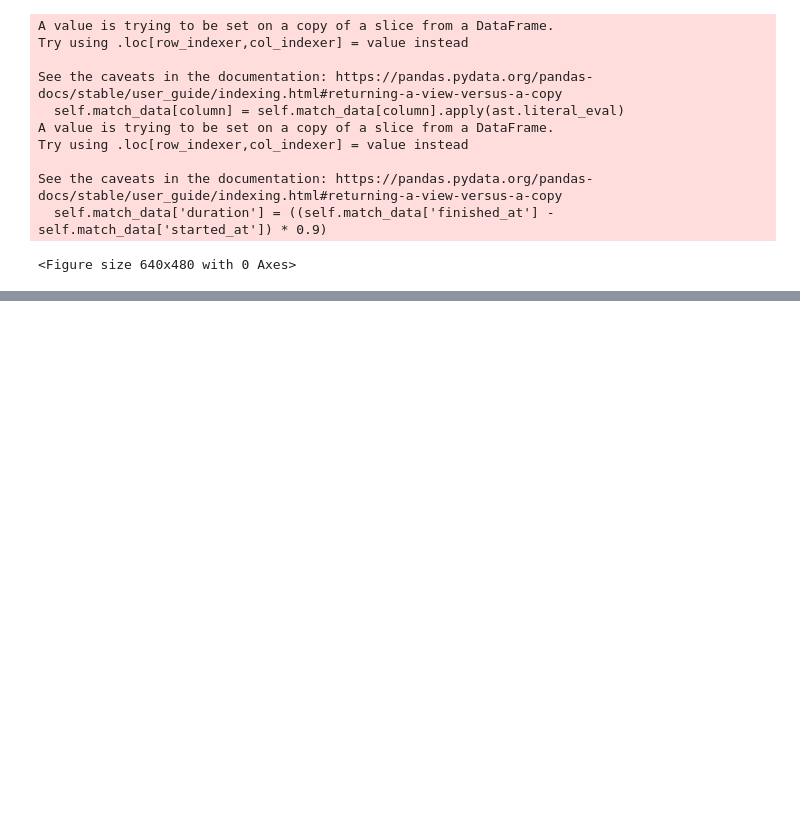
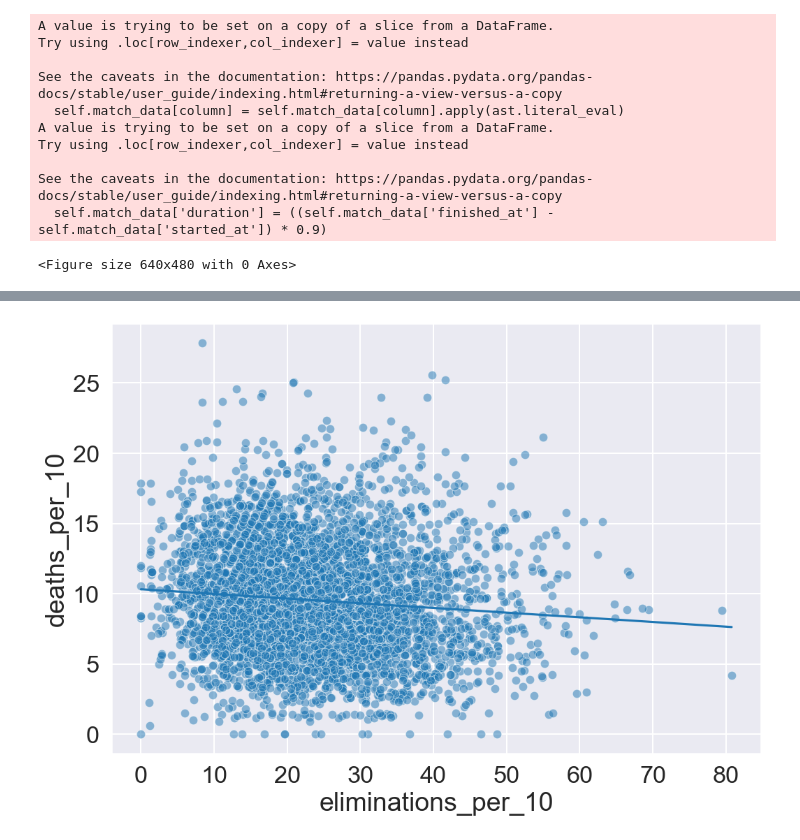
Before and after one commit to CatraMyBeloved/owcs_analysis_2.0, a Jupyter notebook: notebooks/basic_connection.ipynb, the cells around one changed output, grey strips where cells are left out. Saved outputs shown, nothing was run; the diff lists cells and outputs as text; code cells hidden in the pictures; blank space fills up the shorter version.

```diff
--- a/notebooks/basic_connection.ipynb
+++ b/notebooks/basic_connection.ipynb
@@ -75,0 +61,4 @@ visualizer._wide_data
+# %%
+visualizer.regression('eliminations_per_10', 'deaths_per_10', regression_type= "linear")
+# %% [output]
+[figure, added]
```
Also changed, not shown: parts of 4 cells of this notebook, 3 other files.
